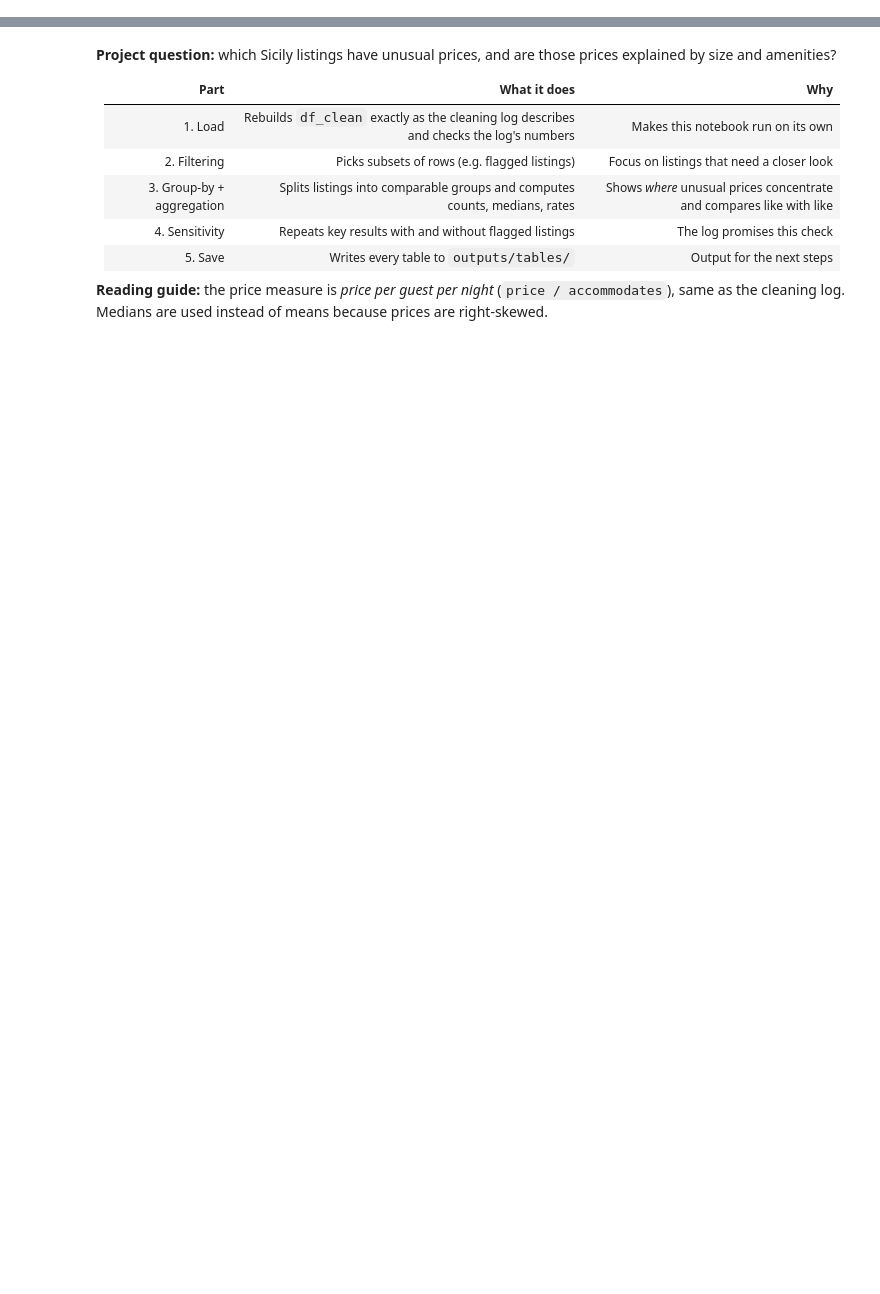
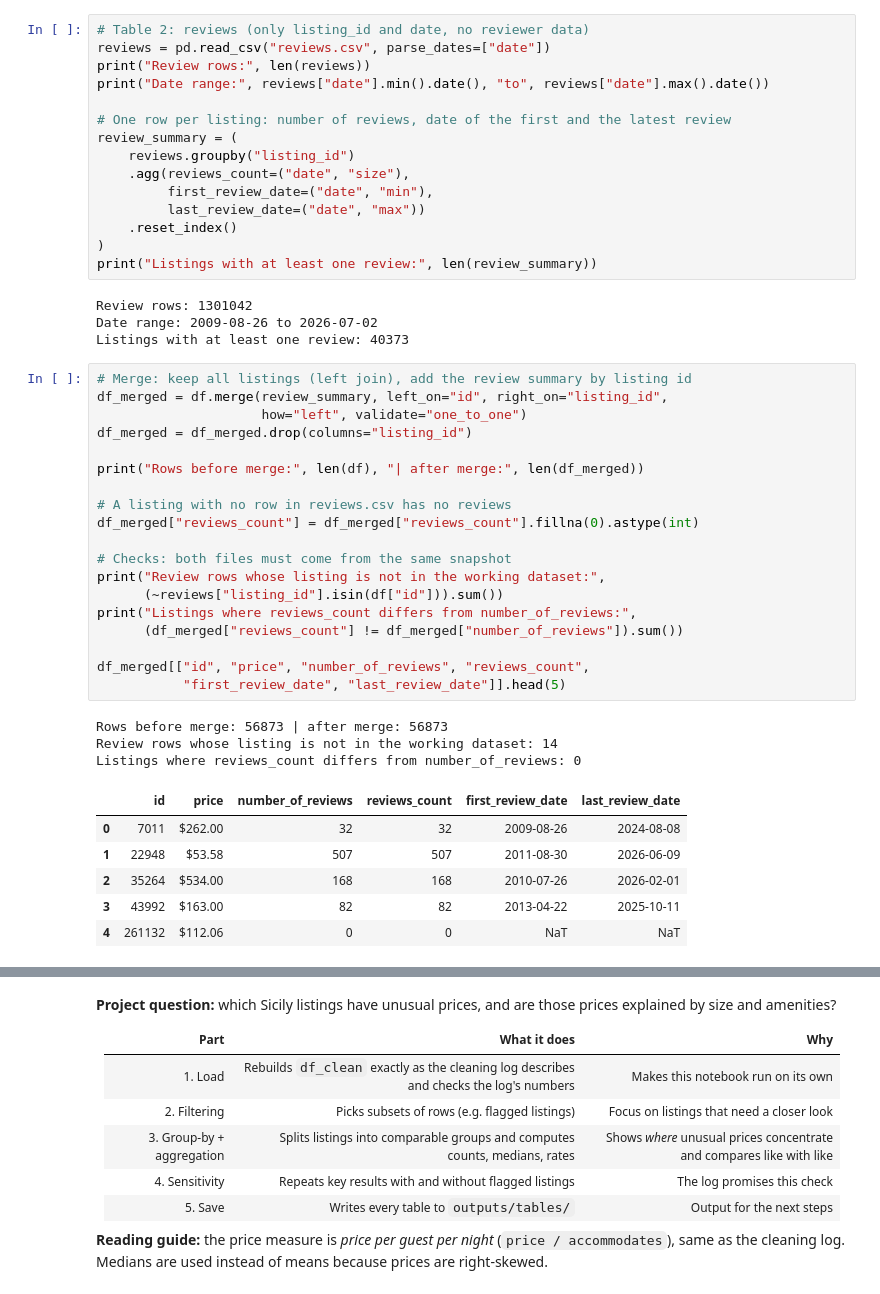
Before and after one commit to nhuynguyenngoc155-cmd/it135iu-group06-airbnb-sicily, a Jupyter notebook: notebooks/D3_Topic06_Triet_Huy_Doanh_Tan_Phuong_Nguyen_Thien.ipynb, the cells around one changed output, grey strips where cells are left out. Saved outputs shown, nothing was run; the diff lists cells and outputs as text; blank space fills up the shorter version.

```diff
--- a/notebooks/D3_Topic06_Triet_Huy_Doanh_Tan_Phuong_Nguyen_Thien.ipynb
+++ b/notebooks/D3_Topic06_Triet_Huy_Doanh_Tan_Phuong_Nguyen_Thien.ipynb
@@ -0,0 +87,48 @@
+# %%
+# Table 2: reviews (only listing_id and date, no reviewer data)
+reviews = pd.read_csv("reviews.csv", parse_dates=["date"])
+print("Review rows:", len(reviews))
+print("Date range:", reviews["date"].min().date(), "to", reviews["date"].max().date())
+
+# One row per listing: number of reviews, date of the first and the latest review
+review_summary = (
+    reviews.groupby("listing_id")
+    .agg(reviews_count=("date", "size"),
+         first_review_date=("date", "min"),
+         last_review_date=("date", "max"))
+    .reset_index()
+)
+print("Listings with at least one review:", len(review_summary))
+# %% [output]
+Review rows: 1301042
+Date range: 2009-08-26 to 2026-07-02
+Listings with at least one review: 40373
+# %%
+# Merge: keep all listings (left join), add the review summary by listing id
+df_merged = df.merge(review_summary, left_on="id", right_on="listing_id",
+                     how="left", validate="one_to_one")
+df_merged = df_merged.drop(columns="listing_id")
+
+print("Rows before merge:", len(df), "| after merge:", len(df_merged))
+
+# A listing with no row in reviews.csv has no reviews
+df_merged["reviews_count"] = df_merged["reviews_count"].fillna(0).astype(int)
+
+# Checks: both files must come from the same snapshot
+print("Review rows whose listing is not in the working dataset:",
+      (~reviews["listing_id"].isin(df["id"])).sum())
+print("Listings where reviews_count differs from number_of_reviews:",
+      (df_merged["reviews_count"] != df_merged["number_of_reviews"]).sum())
+
+df_merged[["id", "price", "number_of_reviews", "reviews_count",
+           "first_review_date", "last_review_date"]].head(5)
+# %% [output]
+Rows before merge: 56873 | after merge: 56873
+Review rows whose listing is not in the working dataset: 14
+Listings where reviews_count differs from number_of_reviews: 0
+|  | id | price | number_of_reviews | reviews_count | first_review_date | last_review_date |
+| 0 | 7011 | $262.00 | 32 | 32 | 2009-08-26 | 2024-08-08 |
+| 1 | 22948 | $53.58 | 507 | 507 | 2011-08-30 | 2026-06-09 |
+| 2 | 35264 | $534.00 | 168 | 168 | 2010-07-26 | 2026-02-01 |
+| 3 | 43992 | $163.00 | 82 | 82 | 2013-04-22 | 2025-10-11 |
+| 4 | 261132 | $112.06 | 0 | 0 | NaT | NaT |
```
Also changed, not shown: parts of 19 cells of this notebook.
